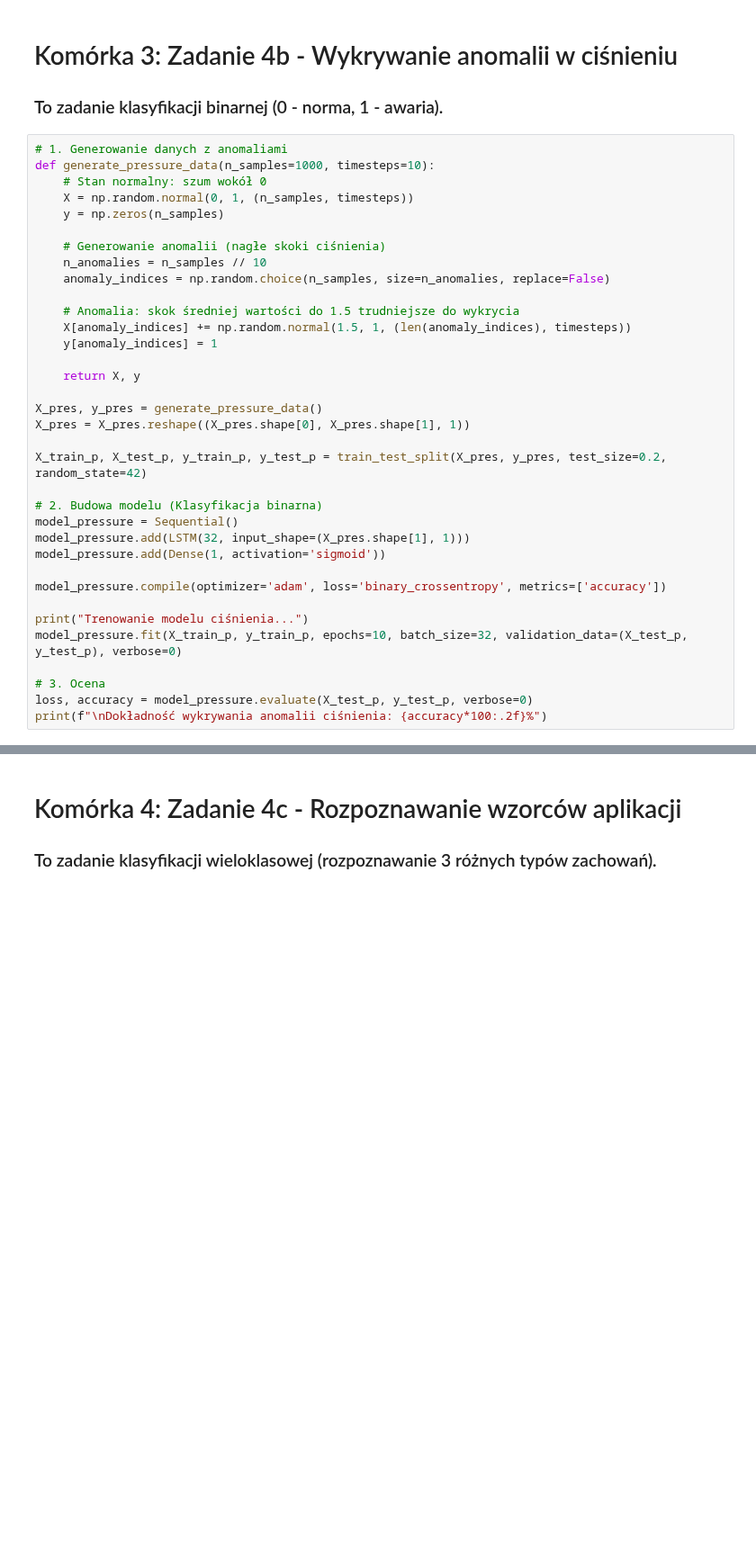
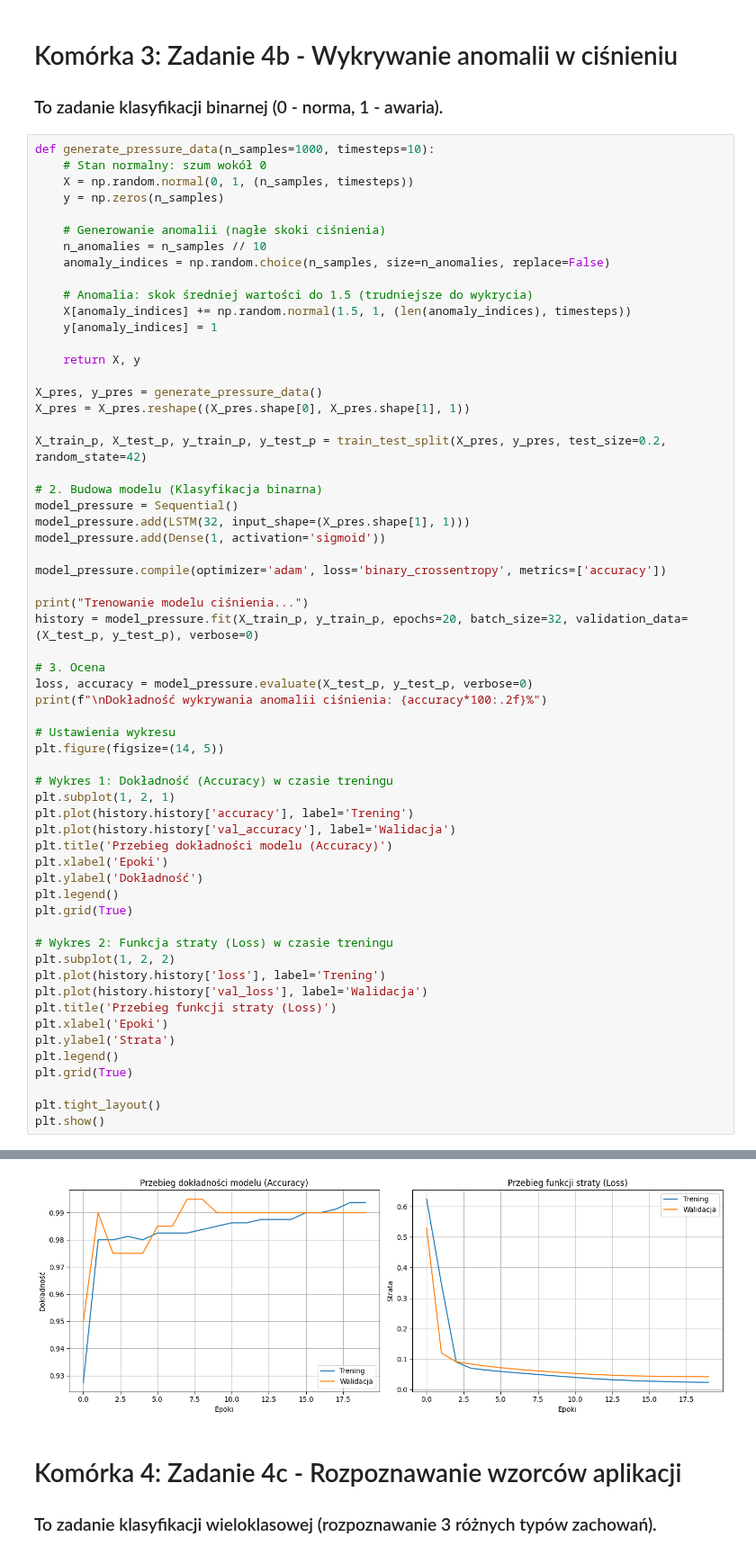
Before and after one commit to Maciasssss/Data-science-sem2, a Jupyter notebook: zad07-rnn-time/zad07-rnn-time.ipynb, the cells around one changed output, grey strips where cells are left out. Shown at 90% size. Saved outputs shown, nothing was run; the diff lists cells and outputs as text; blank space fills up the shorter version.

```diff
--- a/zad07-rnn-time/zad07-rnn-time.ipynb
+++ b/zad07-rnn-time/zad07-rnn-time.ipynb
@@ -89,7 +89,6 @@ Trenowanie modelu pasażerów...
 # Komórka 3: Zadanie 4b - Wykrywanie anomalii w ciśnieniu
 ### To zadanie klasyfikacji binarnej (0 - norma, 1 - awaria).
 # %%
-# 1. Generowanie danych z anomaliami
 def generate_pressure_data(n_samples=1000, timesteps=10):
     # Stan normalny: szum wokół 0
     X = np.random.normal(0, 1, (n_samples, timesteps))
@@ -99,7 +98,7 @@ def generate_pressure_data(n_samples=1000, timesteps=10):
     n_anomalies = n_samples // 10
     anomaly_indices = np.random.choice(n_samples, size=n_anomalies, replace=False)
 
-    # Anomalia: skok średniej wartości do 1.5 trudniejsze do wykrycia
+    # Anomalia: skok średniej wartości do 1.5 (trudniejsze do wykrycia)
     X[anomaly_indices] += np.random.normal(1.5, 1, (len(anomaly_indices), timesteps))
     y[anomaly_indices] = 1
 
@@ -118,10 +117,36 @@ model_pressure.add(Dense(1, activation='sigmoid'))
 model_pressure.compile(optimizer='adam', loss='binary_crossentropy', metrics=['accuracy'])
 
 print("Trenowanie modelu ciśnienia...")
-model_pressure.fit(X_train_p, y_train_p, epochs=10, batch_size=32, validation_data=(X_test_p, y_test_p), verbose=0)
+history = model_pressure.fit(X_train_p, y_train_p, epochs=20, batch_size=32, validation_data=(X_test_p, y_test_p), verbose=0)
 
 # 3. Ocena
 loss, accuracy = model_pressure.evaluate(X_test_p, y_test_p, verbose=0)
 print(f"\nDokładność wykrywania anomalii ciśnienia: {accuracy*100:.2f}%")
+
+# Ustawienia wykresu
+plt.figure(figsize=(14, 5))
+
+# Wykres 1: Dokładność (Accuracy) w czasie treningu
+plt.subplot(1, 2, 1)
+plt.plot(history.history['accuracy'], label='Trening')
+plt.plot(history.history['val_accuracy'], label='Walidacja')
+plt.title('Przebieg dokładności modelu (Accuracy)')
+plt.xlabel('Epoki')
+plt.ylabel('Dokładność')
+plt.legend()
+plt.grid(True)
+
+# Wykres 2: Funkcja straty (Loss) w czasie treningu
+plt.subplot(1, 2, 2)
+plt.plot(history.history['loss'], label='Trening')
+plt.plot(history.history['val_loss'], label='Walidacja')
+plt.title('Przebieg funkcji straty (Loss)')
+plt.xlabel('Epoki')
+plt.ylabel('Strata')
+plt.legend()
+plt.grid(True)
+
+plt.tight_layout()
+plt.show()
 # %% [output]
 Trenowanie modelu ciśnienia...
@@ -129,3 +155,4 @@ Dokładność wykrywania anomalii ciśnienia: 99.00%
+[figure, added]
 # %% [markdown]
 # Komórka 4: Zadanie 4c - Rozpoznawanie wzorców aplikacji
 ### To zadanie klasyfikacji wieloklasowej (rozpoznawanie 3 różnych typów zachowań).
```
Also changed, not shown: parts of 1 cell of this notebook, 2 other files.
